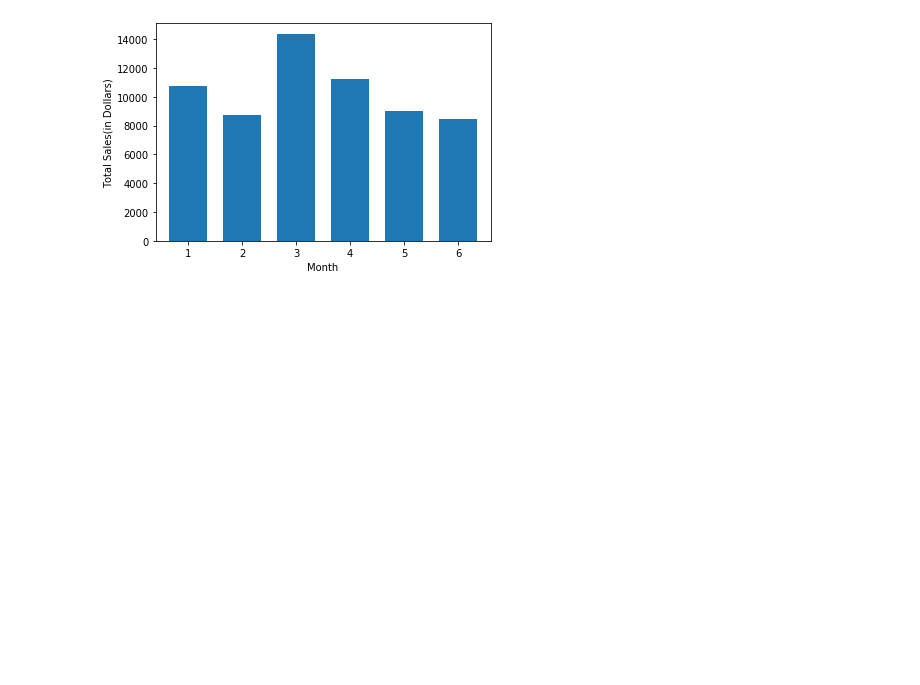
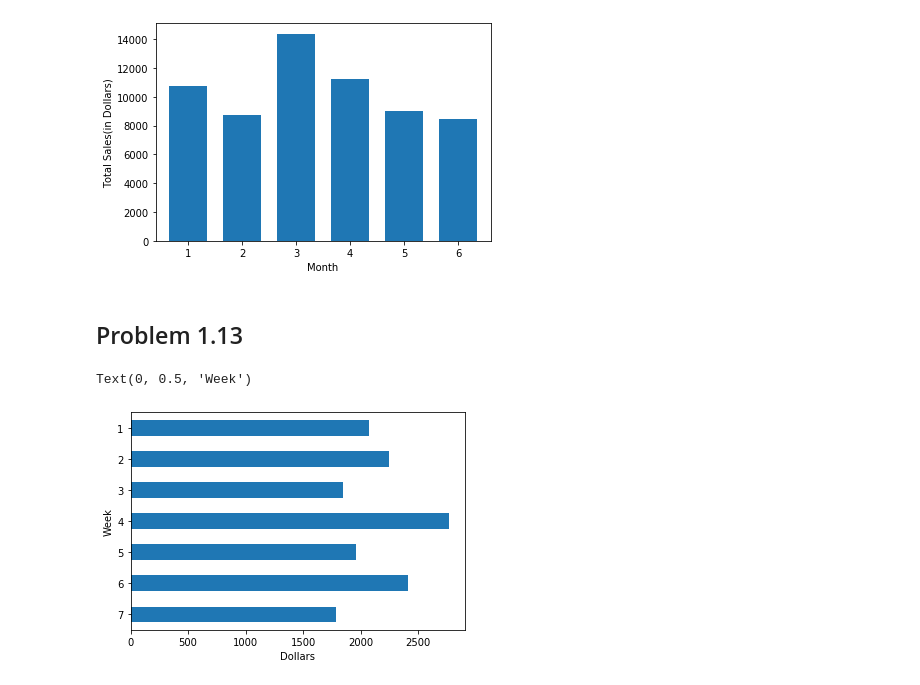
Before and after one commit to paulaonea/python-humongous-book-of-statistics, a Jupyter notebook: Chapter 1 - Displaying Descriptive Statistics.ipynb, the cells around one changed output. Saved outputs shown, nothing was run; the diff lists cells and outputs as text; code cells hidden in the pictures; blank space fills up the shorter version.

Commit message:
Problem 1.13

```diff
--- a/Chapter 1 - Displaying Descriptive Statistics.ipynb
+++ b/Chapter 1 - Displaying Descriptive Statistics.ipynb
@@ -188,3 +188,14 @@ chart3.set_ylabel('Total Sales(in Dollars)')
 # %% [output]
 Text(0, 0.5, 'Total Sales(in Dollars)')
 [figure]
+# %% [markdown]
+## Problem 1.13
+# %%
+donations = pd.Series([2070, 2247, 1850, 2771, 1955, 2412, 1782], index = [1,2,3,4,5,6,7])
+chart4 = donations.plot(kind='barh')
+chart4.invert_yaxis()
+chart4.set_xlabel('Dollars')
+chart4.set_ylabel('Week')
+# %% [output]
+Text(0, 0.5, 'Week')
+[figure, added]
```
